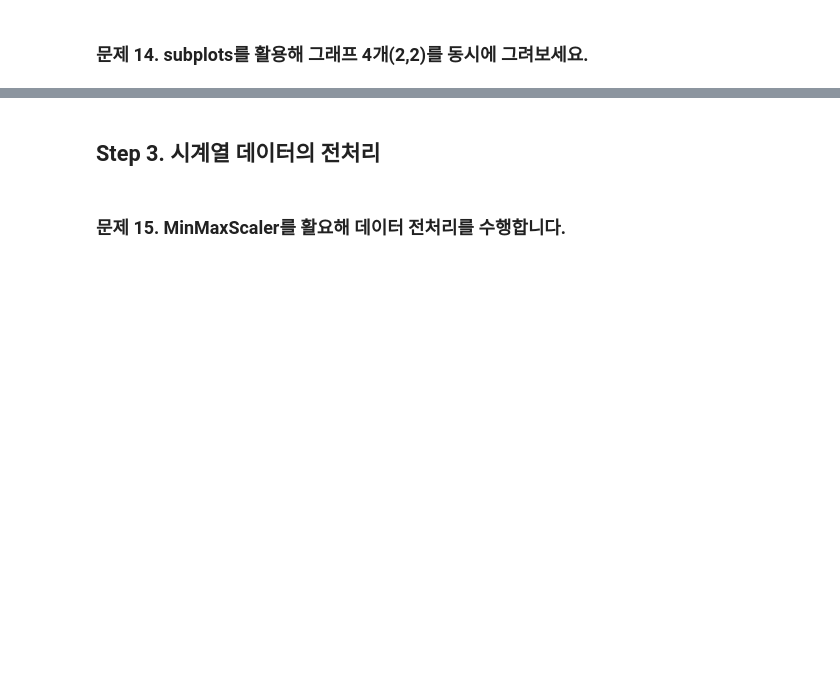
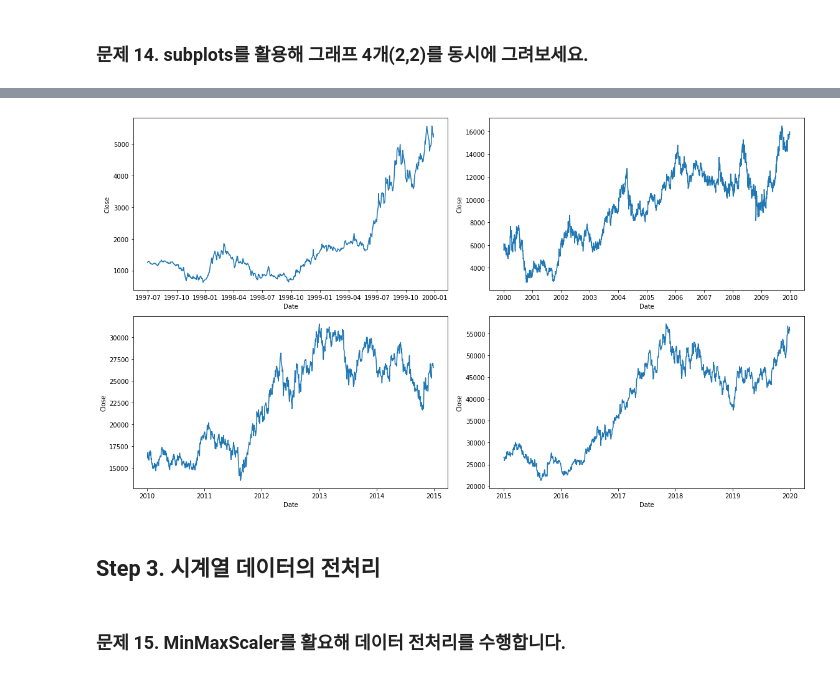
Before and after one commit to boossiman2/FastCampus-Deeplearning300, a Jupyter notebook: Part5_Sequential,NLP/1_1_LSTM을_활용해_주가_예측_모델_구현하기.ipynb, the cells around one changed output, grey strips where cells are left out. Saved outputs shown, nothing was run; the diff lists cells and outputs as text; code cells hidden in the pictures; blank space fills up the shorter version.

```diff
--- a/Part5_Sequential,NLP/1_1_LSTM을_활용해_주가_예측_모델_구현하기.ipynb
+++ b/Part5_Sequential,NLP/1_1_LSTM을_활용해_주가_예측_모델_구현하기.ipynb
@@ -347,2 +354,7 @@ plt.figure(figsize=(16, 9))
 # %% [markdown]
 ### 문제 14. subplots를 활용해 그래프 4개(2,2)를 동시에 그려보세요.
+# %%
+time_steps = [['1990','2000'],
+             ['2000','2010'],
+             ['2010','2015'],
+             ['2015','2020']]
@@ -349,14 +378,18 @@ plt.figure(figsize=(16, 9))
 # %%
 # 1990~2000, 2000~2010, 2010~2015, 2015~2020
-time_steps =
 
-fig, axes =
+
+fig, axis = plt.subplots(2,2)
+fig.set_size_inches(16,9)
 
 for i in range(4):
-    ax = #코드를 작성해주세요
-    df = #코드를 작성해주세요
+    ax = axis[i//2, i%2]
+    df = stock.loc[(stock.index > time_steps[i][0]) &  (stock.index< time_steps[i][1])]
+    sns.lineplot(y=df["Close"], x=df.index, data=df, ax=ax)
 plt.tight_layout()
 plt.show()
+# %% [output]
+[figure, added]
 # %% [markdown]
 ## Step 3. 시계열 데이터의 전처리
 # %% [markdown]
```
Also changed, not shown: parts of 43 cells of this notebook.
